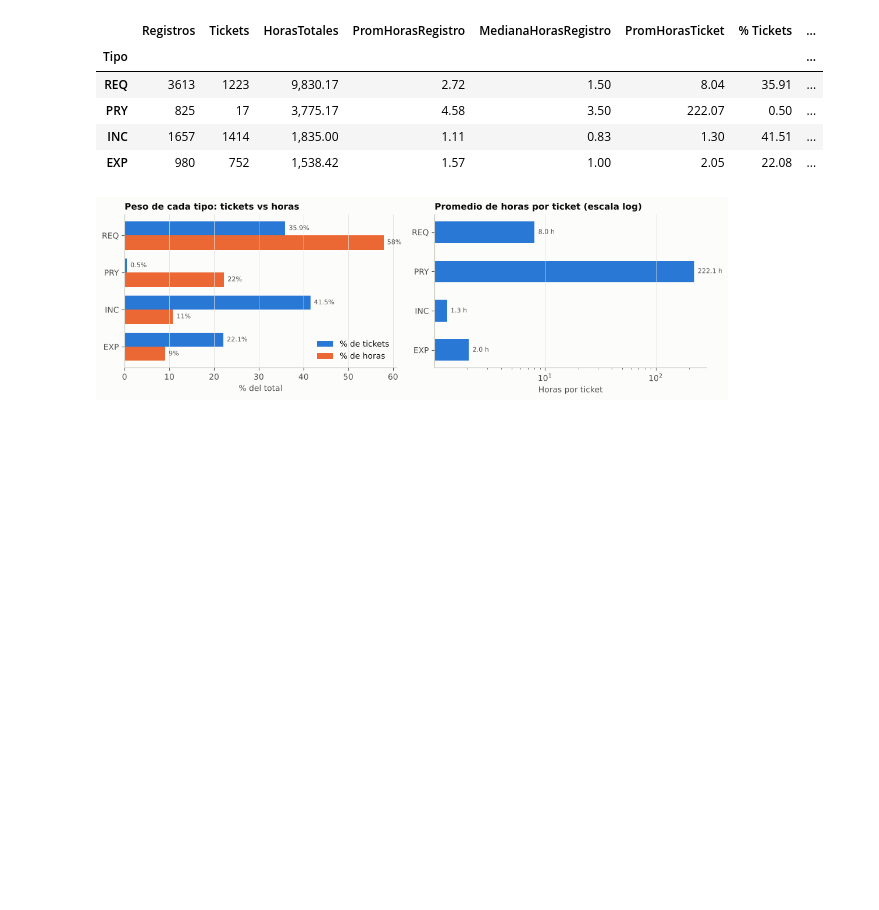
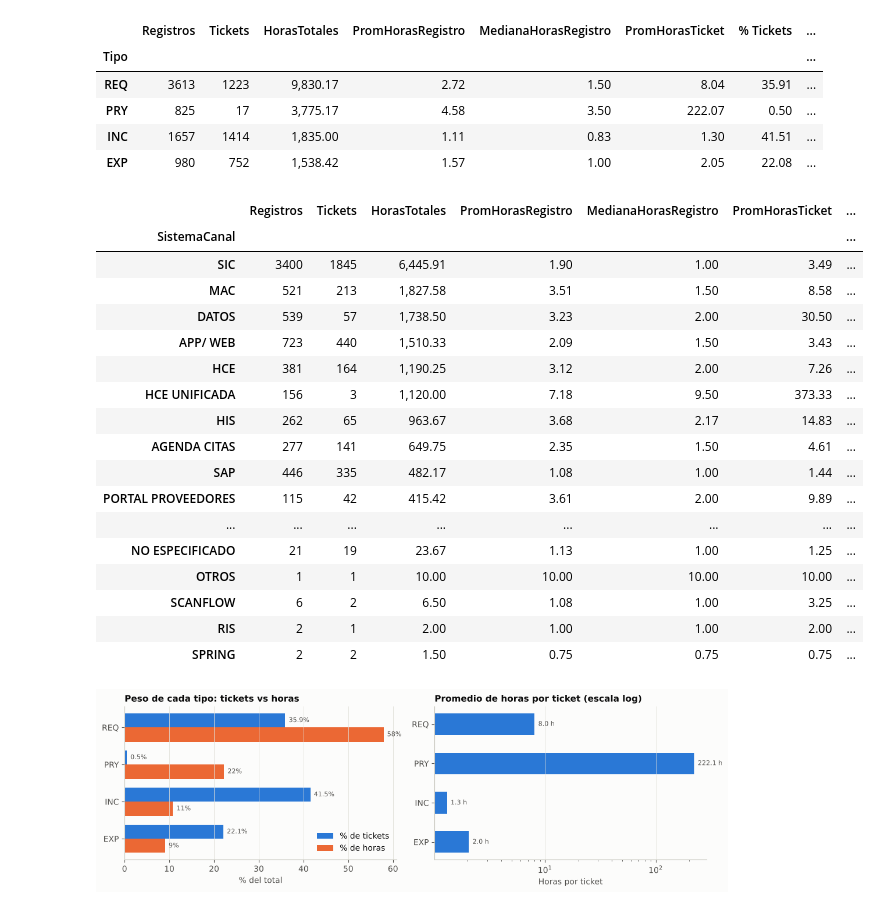
Before and after one commit to AnthonySAJZ/PRUEBA_TECNICA_SAN_FELIPE, a Jupyter notebook: notebooks/EDA_Requerimientos.ipynb, the cells around one changed output. Saved outputs shown, nothing was run; the diff lists cells and outputs as text; code cells hidden in the pictures; blank space fills up the shorter version.

```diff
--- a/notebooks/EDA_Requerimientos.ipynb
+++ b/notebooks/EDA_Requerimientos.ipynb
@@ -292,6 +303,34 @@ por_tipo.sort_values("HorasTotales", ascending=False)
 | PRY | 825 | 17 | 3,775.17 | 4.58 | 3.50 | 222.07 | 0.50 | ... |
 | INC | 1657 | 1414 | 1,835.00 | 1.11 | 0.83 | 1.30 | 41.51 | ... |
 | EXP | 980 | 752 | 1,538.42 | 1.57 | 1.00 | 2.05 | 22.08 | ... |
+# %%
+# Promedio de horas por Grupo (Sistema/Canal): por registro y por ticket
+por_grupo = (limpio.groupby("SistemaCanal")
+             .agg(Registros=("Horas", "size"), Tickets=("Codigo", "nunique"), HorasTotales=("Horas", "sum"),
+                  PromHorasRegistro=("Horas", "mean"), MedianaHorasRegistro=("Horas", "median")))
+por_grupo["PromHorasTicket"] = por_grupo["HorasTotales"] / por_grupo["Tickets"]
+por_grupo["% Registros"] = por_grupo["Registros"] / len(limpio) * 100
+por_grupo["% Horas"] = por_grupo["HorasTotales"] / limpio["Horas"].sum() * 100
+por_grupo.sort_values("HorasTotales", ascending=False)
+# %% [output]
+|  | Registros | Tickets | HorasTotales | PromHorasRegistro | MedianaHorasRegistro | PromHorasTicket | ... |
+| SistemaCanal |  |  |  |  |  |  | ... |
+| SIC | 3400 | 1845 | 6,445.91 | 1.90 | 1.00 | 3.49 | ... |
+| MAC | 521 | 213 | 1,827.58 | 3.51 | 1.50 | 8.58 | ... |
+| DATOS | 539 | 57 | 1,738.50 | 3.23 | 2.00 | 30.50 | ... |
+| APP/ WEB | 723 | 440 | 1,510.33 | 2.09 | 1.50 | 3.43 | ... |
+| HCE | 381 | 164 | 1,190.25 | 3.12 | 2.00 | 7.26 | ... |
+| HCE UNIFICADA | 156 | 3 | 1,120.00 | 7.18 | 9.50 | 373.33 | ... |
+| HIS | 262 | 65 | 963.67 | 3.68 | 2.17 | 14.83 | ... |
+| AGENDA CITAS | 277 | 141 | 649.75 | 2.35 | 1.50 | 4.61 | ... |
+| SAP | 446 | 335 | 482.17 | 1.08 | 1.00 | 1.44 | ... |
+| PORTAL PROVEEDORES | 115 | 42 | 415.42 | 3.61 | 2.00 | 9.89 | ... |
+| ... | ... | ... | ... | ... | ... | ... | ... |
+| NO ESPECIFICADO | 21 | 19 | 23.67 | 1.13 | 1.00 | 1.25 | ... |
+| OTROS | 1 | 1 | 10.00 | 10.00 | 10.00 | 10.00 | ... |
+| SCANFLOW | 6 | 2 | 6.50 | 1.08 | 1.00 | 3.25 | ... |
+| RIS | 2 | 1 | 2.00 | 1.00 | 1.00 | 2.00 | ... |
+| SPRING | 2 | 2 | 1.50 | 0.75 | 0.75 | 0.75 | ... |
 # %%
 fig, axes = plt.subplots(1, 2, figsize=(11, 3.6))
 orden = por_tipo.sort_values("% Horas").index
```
Also changed, not shown: parts of 9 cells of this notebook, 27 other files.
